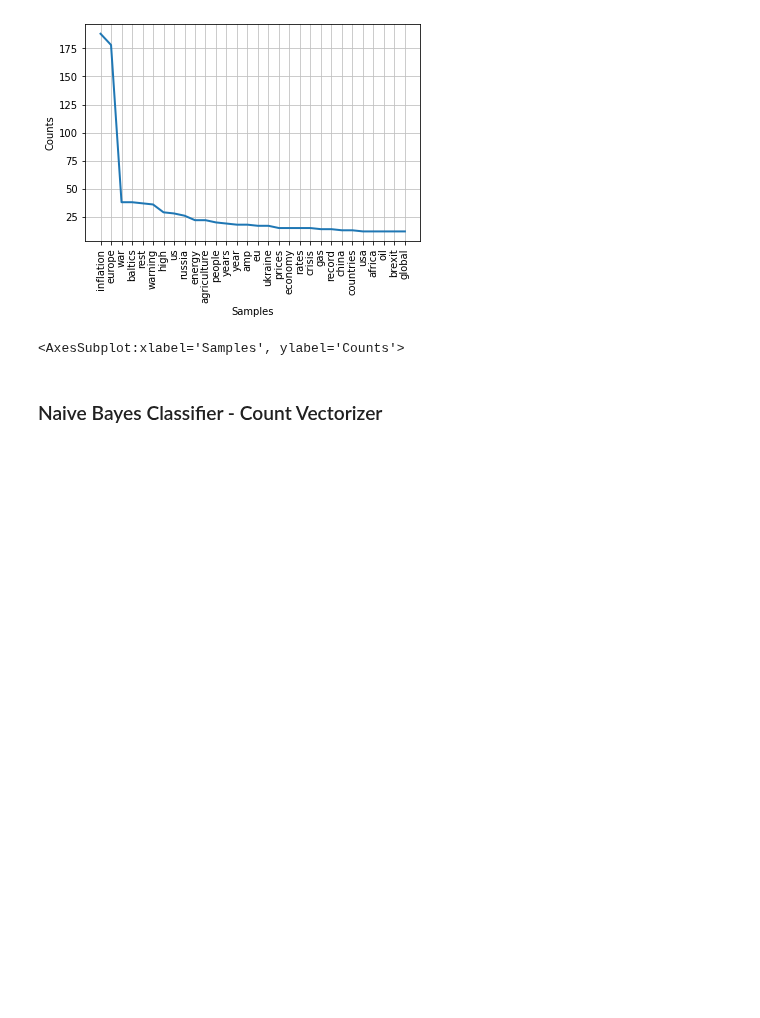
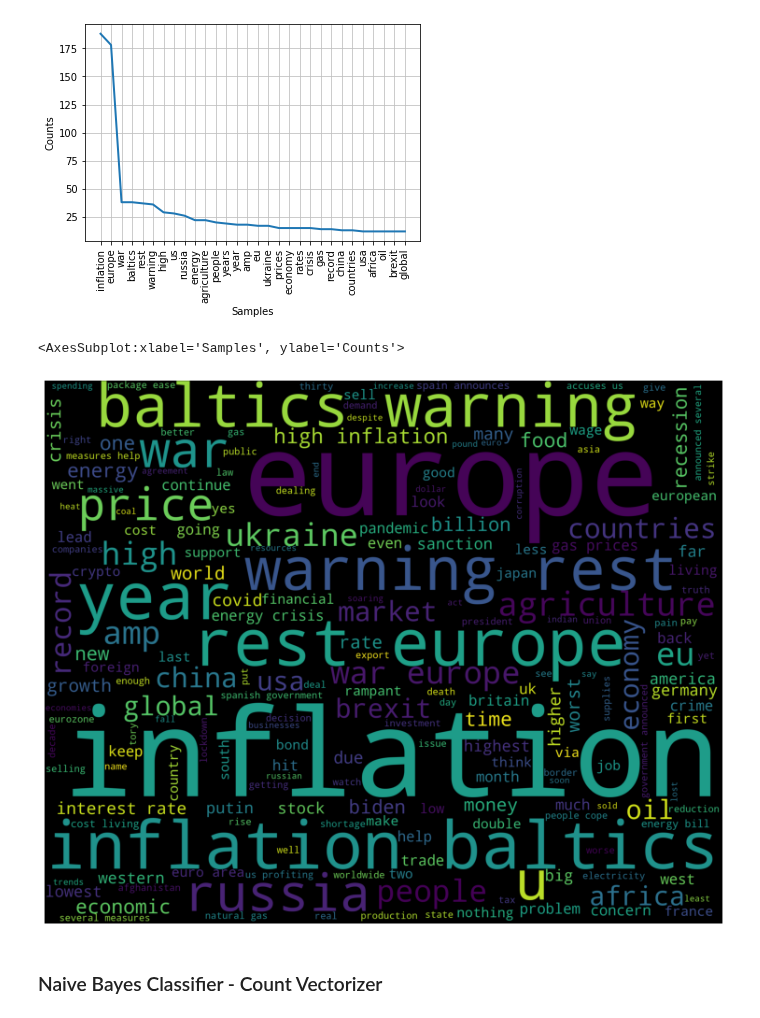
Before and after one commit to CCT-MastersDA/cct-ca2, a Jupyter notebook: jupyter/ML.ipynb, the cells around one changed output. Cells and saved outputs as stored; diff of their text form; code cells hidden in the pictures; blank space fills up the shorter version.

```diff
--- a/jupyter/ML.ipynb
+++ b/jupyter/ML.ipynb
@@ -339,0 +607,4 @@ tweets_df.head()
+# %%
+# skip this step if you run the previous step
+tweets_df = pd.read_csv('./datasets/agri_tweets.csv')
+tweets_df.head()
@@ -344,6 +622,10 @@ fdist.plot(30, cumulative=False)
 # %% [output]
 [figure]
 <AxesSubplot:xlabel='Samples', ylabel='Counts'>
+# %%
+wordcloud_draw(tweets_df['tweet_clr'])
+# %% [output]
+[figure, added]
 # %% [markdown]
 ### Naive Bayes Classifier - Count Vectorizer
 # %%
```
Also changed, not shown: parts of 17 cells of this notebook, 3 other files.
